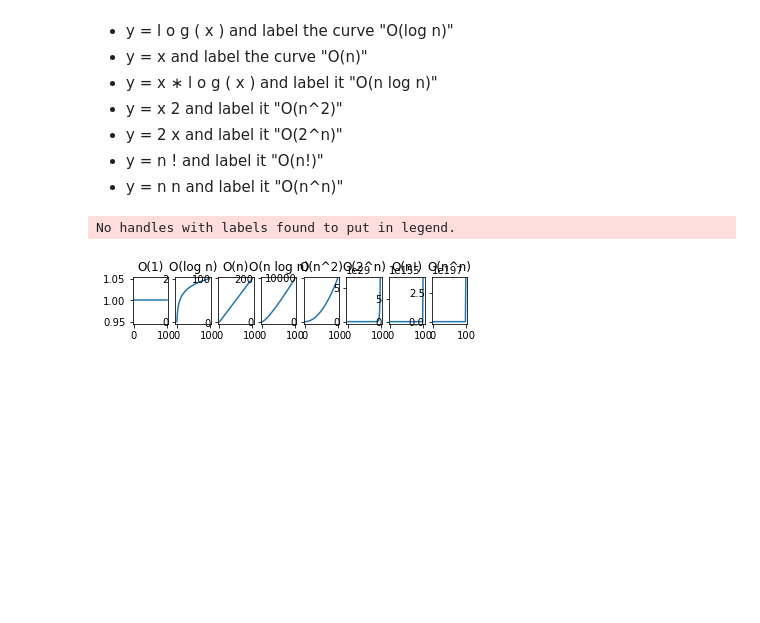
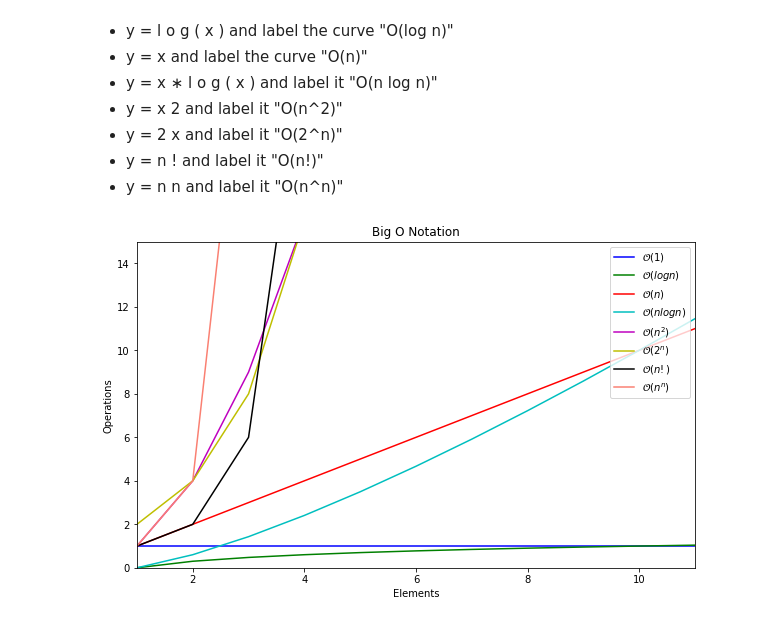
Before and after one commit to mdalton87/numpy-pandas-visualization-exercises, a Jupyter notebook: big_o_notation.ipynb, the cells around one changed output. Saved outputs shown, nothing was run; the diff lists cells and outputs as text; code cells hidden in the pictures; blank space fills up the shorter version.

```diff
--- a/big_o_notation.ipynb
+++ b/big_o_notation.ipynb
@@ -53,58 +53,48 @@ n
 n
  and label it "O(n^n)"
 # %%
-plt.legend(loc = 'upper right')
-plt.xlabel('Elements')
-plt.ylabel('Operations')
-plt.title('Big O Notation')
 
-x = list(range(1, 100))
+
+x = list(range(1, 15))
 y1 = [0 * n + 1 for n in x]
 y2 = [math.log(n, 10) for n in x]
 y3 = [n for n in x]
 y4 = [n * math.log(n, 10) for n in x]
 y5 = [n ** 2 for n in x]
 y6 = [2 ** n for n in x]
 y7 = [math.factorial(n) for n in x]
 y8 = [n ** n for n in x]
 
-plt.subplot(481)
-plt.plot(x, y1)
-plt.title('O(1)')
 
-
-plt.subplot(482)
-plt.plot(x, y2)
-plt.title('O(log n)')
-
-plt.subplot(483)
-plt.plot(x, y3)
-plt.title('O(n)')
-
-plt.subplot(484)
-plt.plot(x, y4)
-plt.title('O(n log n)')
-
-plt.subplot(485)
-plt.plot(x, y5)
-plt.title('O(n^2)')
-
-plt.subplot(486)
-plt.plot(x, y6)
-plt.title('O(2^n)')
-
-plt.subplot(487)
-plt.plot(x, y7)
-plt.title("O(n!)")
-
-plt.subplot(488)
-plt.plot(x, y8)
-plt.title('O(n^n)')
+# 'b', 'g', 'r', 'c', 'm', 'y', 'k', 'w'
+plt.figure(figsize=(10, 6))
 
 
 
+plt.plot(x, y1, label='$\mathcal{O}(1)$', c = 'b')
+
+plt.plot(x, y2, label='$\mathcal{O}(log n)$', c = 'g')
+
+plt.plot(x, y3, label='$\mathcal{O}(n)$', c = 'r')
+
+plt.plot(x, y4, label='$\mathcal{O}(n log n)$', c = 'c')
+
+plt.plot(x, y5, label='$\mathcal{O}(n^2)$', c = 'm')
+
+plt.plot(x, y6, label='$\mathcal{O}(2^n)$', c = 'y')
+
+plt.plot(x, y7, label = '$\mathcal{O}(n!)$', c = 'k')
+
+plt.plot(x, y8, label = '$\mathcal{O}(n^n)$', c = 'salmon')
+
+plt.legend(loc = 'upper right')
+plt.xlabel('Elements')
+plt.ylabel('Operations')
+plt.title('Big O Notation')
+
+plt.xlim(1,11)
+plt.ylim(0,15)
 
 plt.show()
 # %% [output]
-No handles with labels found to put in legend.
-[figure, old version]
+[figure, new version]
```
Also changed, not shown: parts of 1 cell of this notebook.
